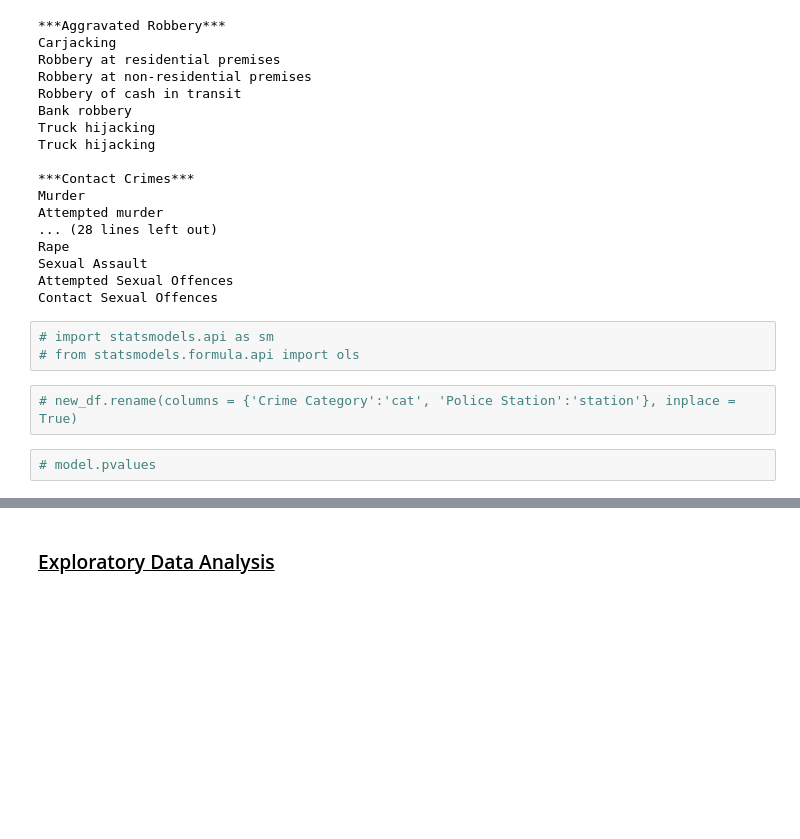
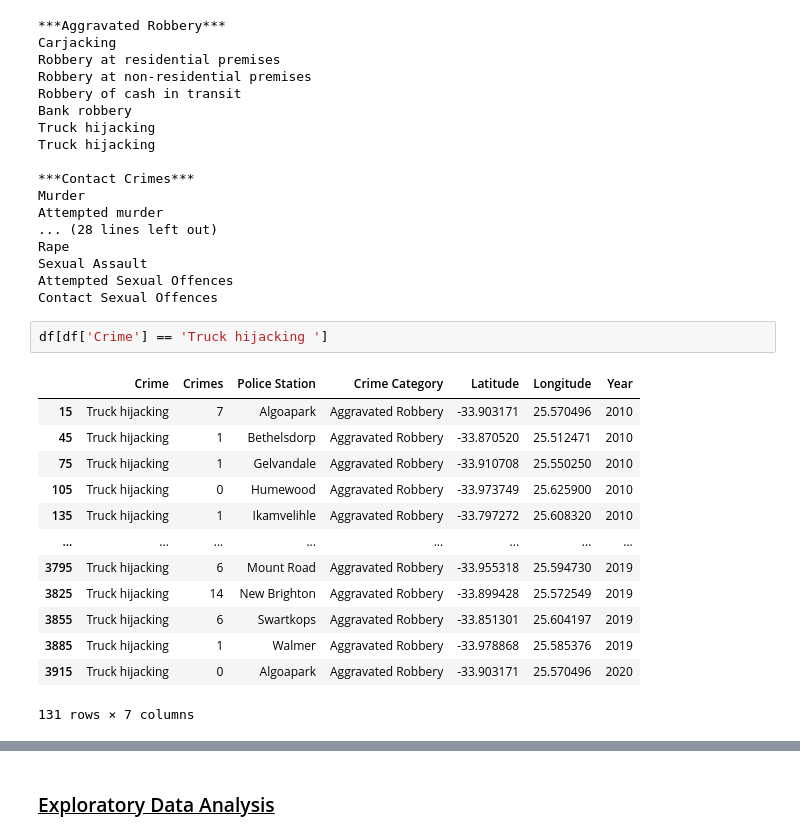
Before and after one commit to BlocknBoom123/CrimePy, a Jupyter notebook: SA/CrimePy.ipynb, the cells around one changed output, grey strips where cells are left out. Drawn from its saved outputs; the diff is of its cells as text; blank space fills up the shorter version.

```diff
--- a/SA/CrimePy.ipynb
+++ b/SA/CrimePy.ipynb
@@ -179,11 +179,20 @@ Rape
 Sexual Assault
 Attempted Sexual Offences
 Contact Sexual Offences
-# %%
-# import statsmodels.api as sm
-# from statsmodels.formula.api import ols
-# %%
-# new_df.rename(columns = {'Crime Category':'cat', 'Police Station':'station'}, inplace = True)
-# %%
-# model.pvalues
+# %%
+df[df['Crime'] == 'Truck hijacking ']
+# %% [output]
+|  | Crime | Crimes | Police Station | Crime Category | Latitude | Longitude | Year |
+| 15 | Truck hijacking | 7 | Algoapark | Aggravated Robbery | -33.903171 | 25.570496 | 2010 |
+| 45 | Truck hijacking | 1 | Bethelsdorp | Aggravated Robbery | -33.870520 | 25.512471 | 2010 |
+| 75 | Truck hijacking | 1 | Gelvandale | Aggravated Robbery | -33.910708 | 25.550250 | 2010 |
+| 105 | Truck hijacking | 0 | Humewood | Aggravated Robbery | -33.973749 | 25.625900 | 2010 |
+| 135 | Truck hijacking | 1 | Ikamvelihle | Aggravated Robbery | -33.797272 | 25.608320 | 2010 |
+| ... | ... | ... | ... | ... | ... | ... | ... |
+| 3795 | Truck hijacking | 6 | Mount Road | Aggravated Robbery | -33.955318 | 25.594730 | 2019 |
+| 3825 | Truck hijacking | 14 | New Brighton | Aggravated Robbery | -33.899428 | 25.572549 | 2019 |
+| 3855 | Truck hijacking | 6 | Swartkops | Aggravated Robbery | -33.851301 | 25.604197 | 2019 |
+| 3885 | Truck hijacking | 1 | Walmer | Aggravated Robbery | -33.978868 | 25.585376 | 2019 |
+| 3915 | Truck hijacking | 0 | Algoapark | Aggravated Robbery | -33.903171 | 25.570496 | 2020 |
+131 rows × 7 columns
 # %%
```
Also changed, not shown: parts of 18 cells of this notebook, 3 other files.
